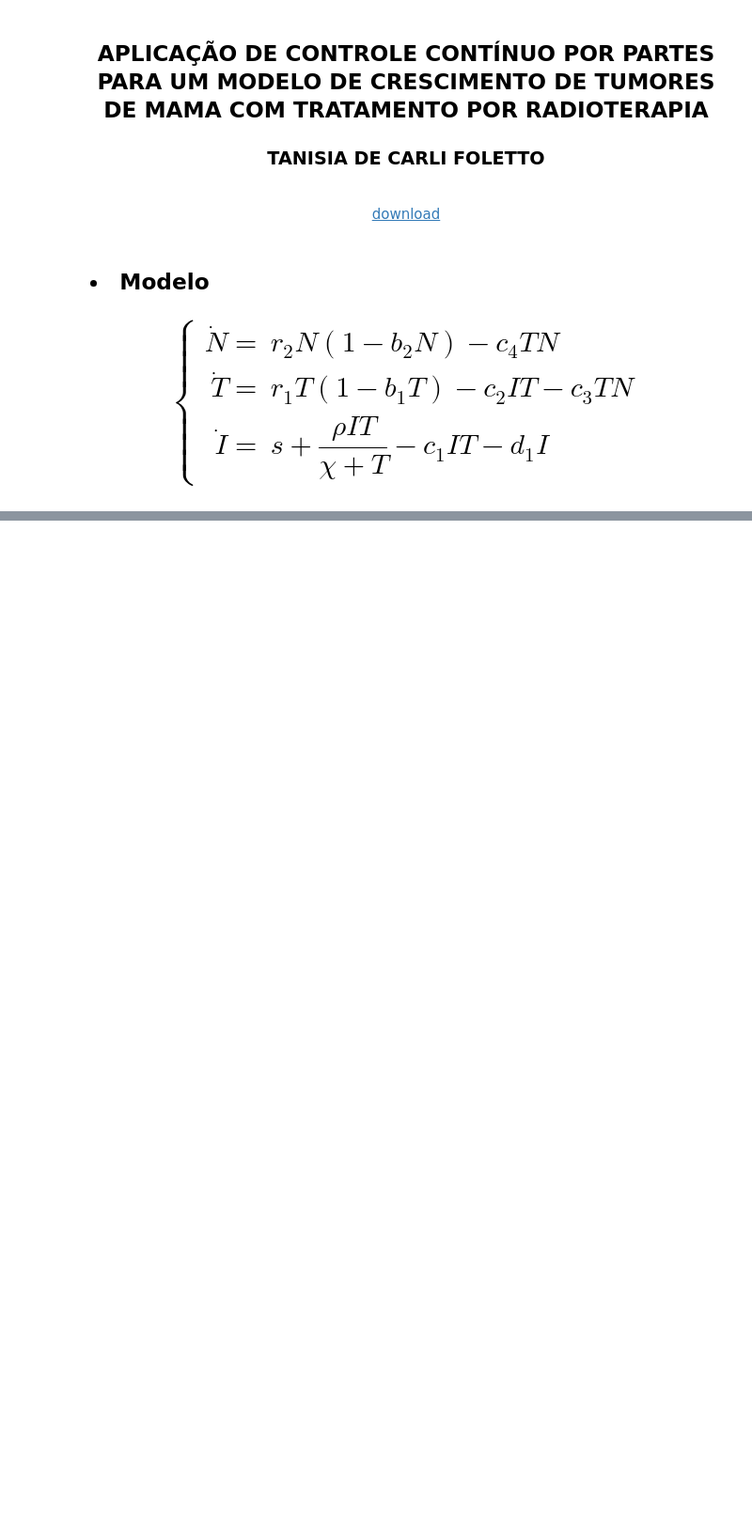
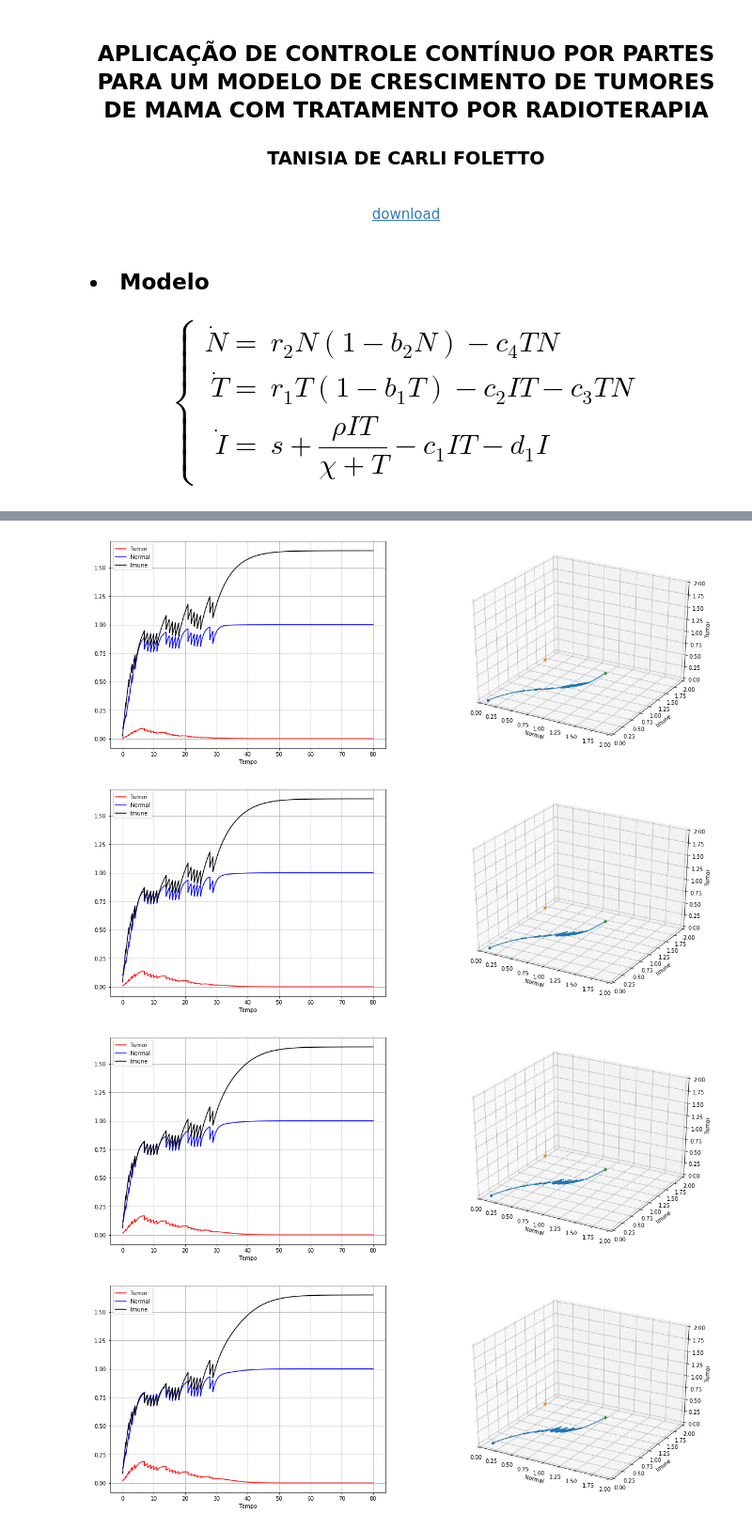
Before and after one commit to vdscruz/pibic-2018, a Jupyter notebook: codigos/code1.ipynb, the cells around one changed output, grey strips where cells are left out. Shown at 94% size. Saved outputs shown, nothing was run; the diff lists cells and outputs as text; code cells hidden in the pictures; blank space fills up the shorter version.

```diff
--- a/codigos/code1.ipynb
+++ b/codigos/code1.ipynb
@@ -363,0 +379,7 @@ model.process(with_control=True)
+# %%
+model.plot()
+# %% [output]
+[figure, added]
+[figure, added]
+[figure, added]
+[figure, added]
```
Also changed, not shown: parts of 8 cells of this notebook.
